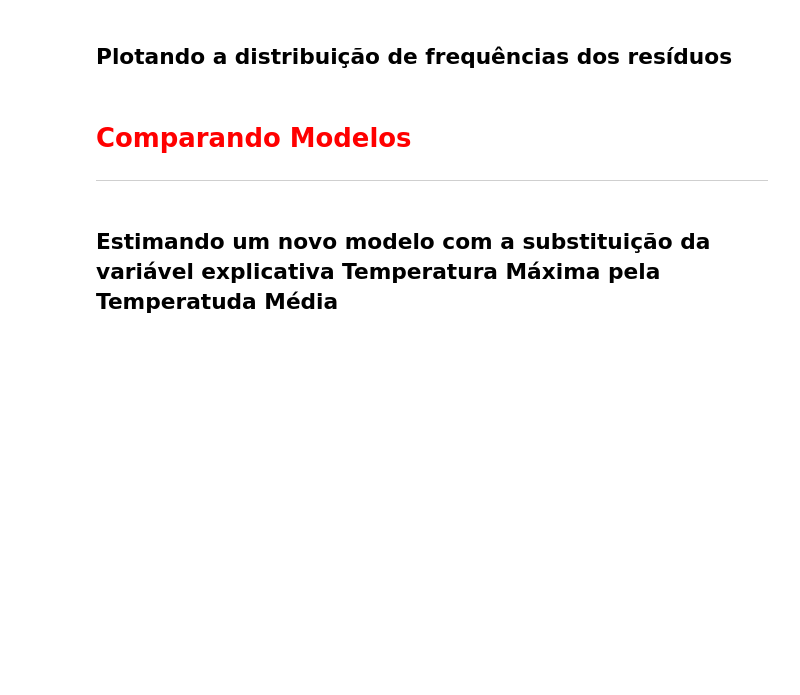
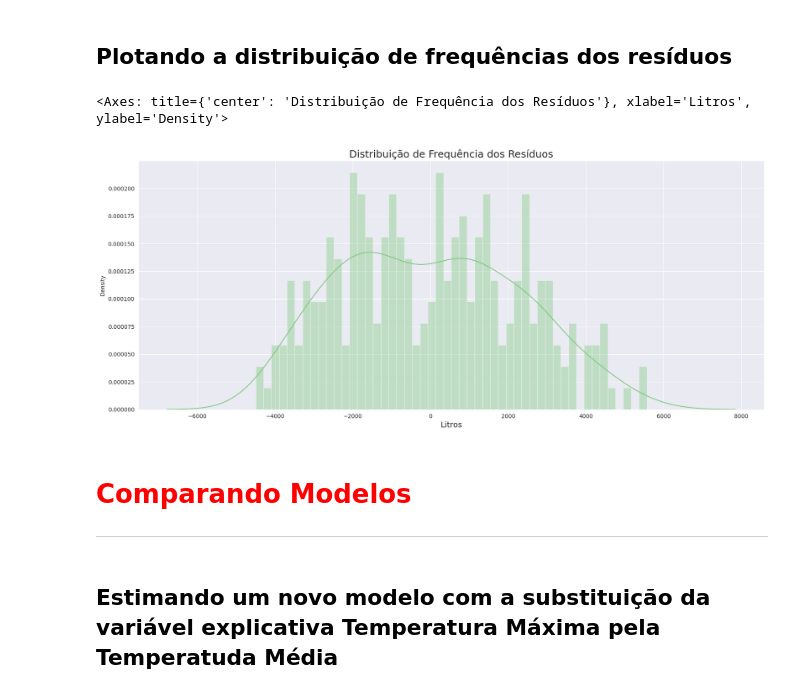
Before and after one commit to alvarengaricardo/regressao_linear_1, a Jupyter notebook: Regressao_Linear.ipynb, the cells around one changed output. Drawn from its saved outputs; the diff is of its cells as text; code cells hidden in the pictures; blank space fills up the shorter version.

```diff
--- a/Regressao_Linear.ipynb
+++ b/Regressao_Linear.ipynb
@@ -533,5 +581,14 @@ Fonte: Econometria Básica - 5ª edição - Gujarati e Porter
 # %% [markdown]
 ## Plotando a distribuição de frequências dos resíduos
+# %%
+ax = sns.distplot(residuo, bins = 50)
+ax.figure.set_size_inches(20, 8)
+ax.set_title('Distribuição de Frequência dos Resíduos', fontsize = 18)
+ax.set_xlabel('Litros', fontsize = 14)
+ax
+# %% [output]
+<Axes: title={'center': 'Distribuição de Frequência dos Resíduos'}, xlabel='Litros', ylabel='Density'>
+[figure, added]
 # %% [markdown]
 # <font color='red' style='font-size: 30px;'>Comparando Modelos</font>
 <hr style='border: 2px solid red;'>
```
Also changed, not shown: parts of 8 cells of this notebook.
